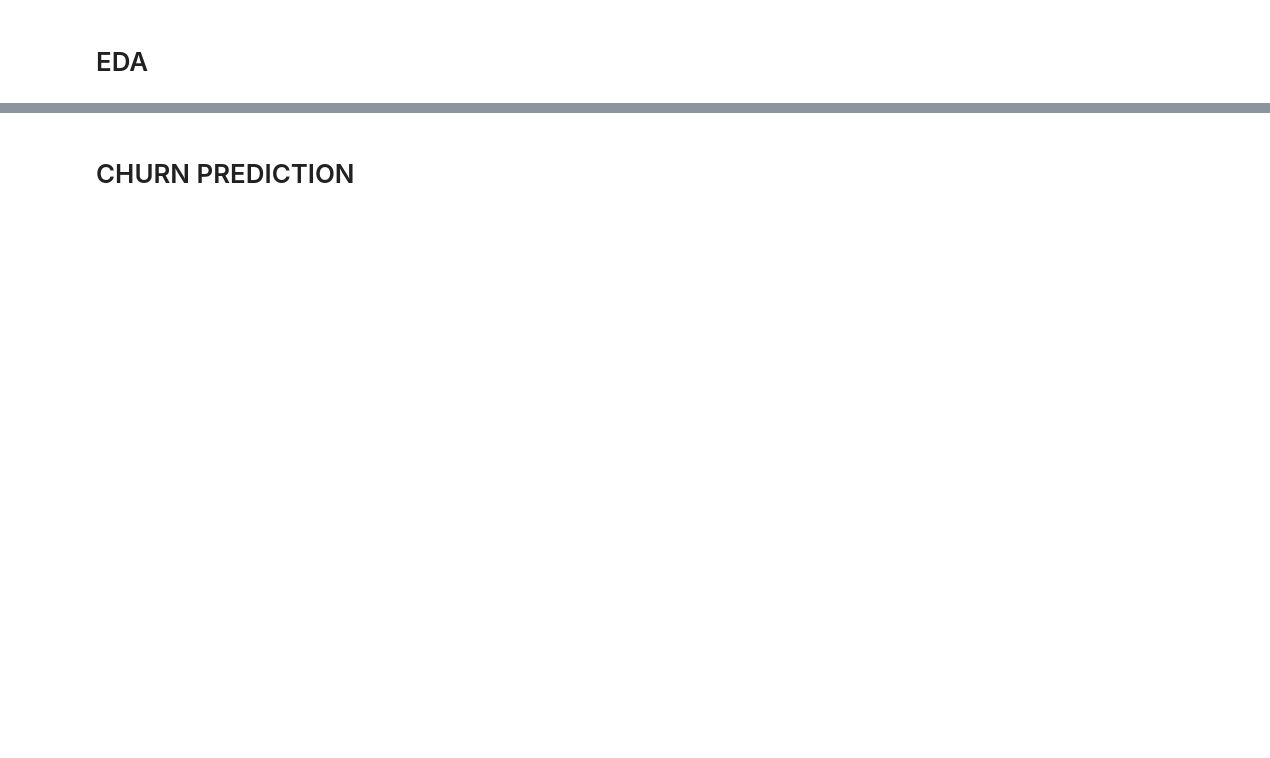
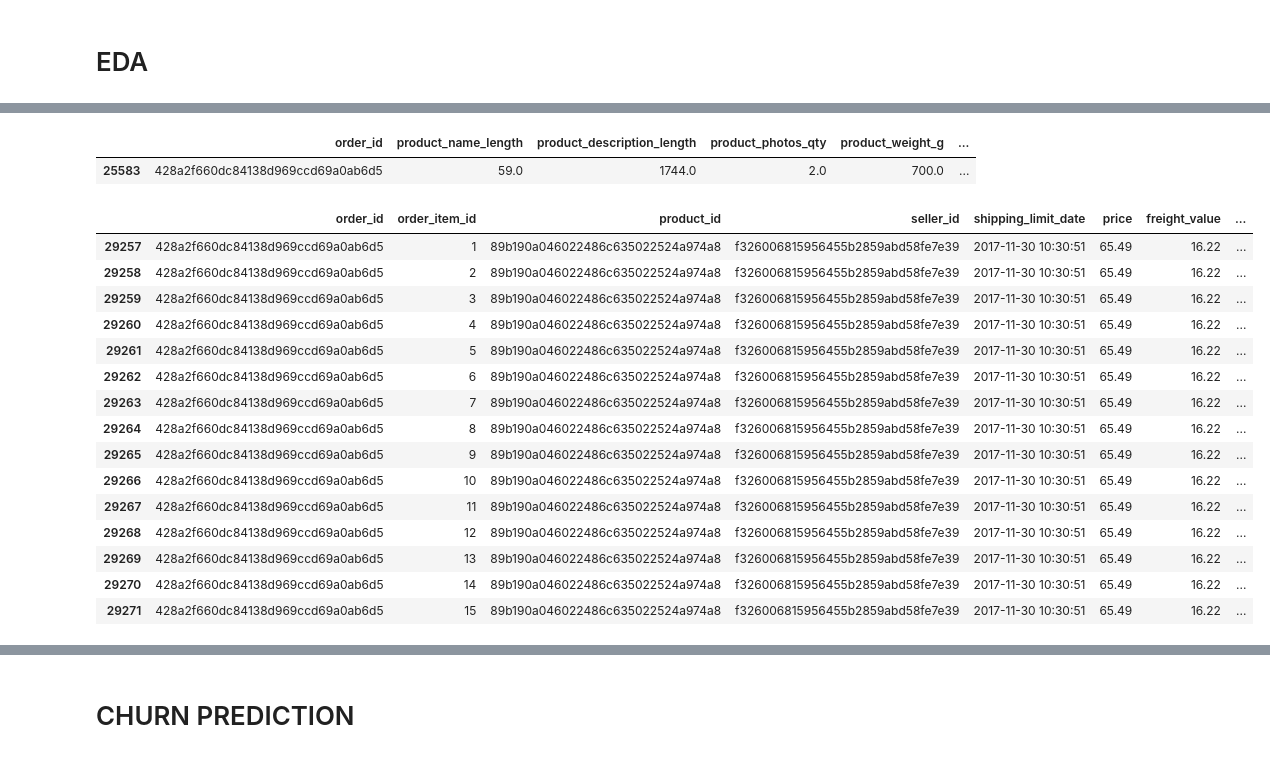
Before and after one commit to stevanus1997/final_project_alpha, a Jupyter notebook: brazillian_olist.ipynb, the cells around one changed output, grey strips where cells are left out. Drawn from its saved outputs; the diff is of its cells as text; code cells hidden in the pictures; blank space fills up the shorter version.

```diff
--- a/brazillian_olist.ipynb
+++ b/brazillian_olist.ipynb
@@ -94,0 +450,26 @@ Faktor yang akan diidentifikasi berdasarkan:
+# %%
+#compare payments new
+items_new[items_new['order_id'] == '428a2f660dc84138d969ccd69a0ab6d5']
+# %% [output]
+|  | order_id | product_name_length | product_description_length | product_photos_qty | product_weight_g | ... |
+| 25583 | 428a2f660dc84138d969ccd69a0ab6d5 | 59.0 | 1744.0 | 2.0 | 700.0 | ... |
+# %%
+#compare payments old
+items[items['order_id'] == '428a2f660dc84138d969ccd69a0ab6d5']
+# %% [output]
+|  | order_id | order_item_id | product_id | seller_id | shipping_limit_date | price | freight_value | ... |
+| 29257 | 428a2f660dc84138d969ccd69a0ab6d5 | 1 | 89b190a046022486c635022524a974a8 | f326006815956455b2859abd58fe7e39 | 2017-11-30 10:30:51 | 65.49 | 16.22 | ... |
+| 29258 | 428a2f660dc84138d969ccd69a0ab6d5 | 2 | 89b190a046022486c635022524a974a8 | f326006815956455b2859abd58fe7e39 | 2017-11-30 10:30:51 | 65.49 | 16.22 | ... |
+| 29259 | 428a2f660dc84138d969ccd69a0ab6d5 | 3 | 89b190a046022486c635022524a974a8 | f326006815956455b2859abd58fe7e39 | 2017-11-30 10:30:51 | 65.49 | 16.22 | ... |
+| 29260 | 428a2f660dc84138d969ccd69a0ab6d5 | 4 | 89b190a046022486c635022524a974a8 | f326006815956455b2859abd58fe7e39 | 2017-11-30 10:30:51 | 65.49 | 16.22 | ... |
+| 29261 | 428a2f660dc84138d969ccd69a0ab6d5 | 5 | 89b190a046022486c635022524a974a8 | f326006815956455b2859abd58fe7e39 | 2017-11-30 10:30:51 | 65.49 | 16.22 | ... |
+| 29262 | 428a2f660dc84138d969ccd69a0ab6d5 | 6 | 89b190a046022486c635022524a974a8 | f326006815956455b2859abd58fe7e39 | 2017-11-30 10:30:51 | 65.49 | 16.22 | ... |
+| 29263 | 428a2f660dc84138d969ccd69a0ab6d5 | 7 | 89b190a046022486c635022524a974a8 | f326006815956455b2859abd58fe7e39 | 2017-11-30 10:30:51 | 65.49 | 16.22 | ... |
+| 29264 | 428a2f660dc84138d969ccd69a0ab6d5 | 8 | 89b190a046022486c635022524a974a8 | f326006815956455b2859abd58fe7e39 | 2017-11-30 10:30:51 | 65.49 | 16.22 | ... |
+| 29265 | 428a2f660dc84138d969ccd69a0ab6d5 | 9 | 89b190a046022486c635022524a974a8 | f326006815956455b2859abd58fe7e39 | 2017-11-30 10:30:51 | 65.49 | 16.22 | ... |
+| 29266 | 428a2f660dc84138d969ccd69a0ab6d5 | 10 | 89b190a046022486c635022524a974a8 | f326006815956455b2859abd58fe7e39 | 2017-11-30 10:30:51 | 65.49 | 16.22 | ... |
+| 29267 | 428a2f660dc84138d969ccd69a0ab6d5 | 11 | 89b190a046022486c635022524a974a8 | f326006815956455b2859abd58fe7e39 | 2017-11-30 10:30:51 | 65.49 | 16.22 | ... |
+| 29268 | 428a2f660dc84138d969ccd69a0ab6d5 | 12 | 89b190a046022486c635022524a974a8 | f326006815956455b2859abd58fe7e39 | 2017-11-30 10:30:51 | 65.49 | 16.22 | ... |
+| 29269 | 428a2f660dc84138d969ccd69a0ab6d5 | 13 | 89b190a046022486c635022524a974a8 | f326006815956455b2859abd58fe7e39 | 2017-11-30 10:30:51 | 65.49 | 16.22 | ... |
+| 29270 | 428a2f660dc84138d969ccd69a0ab6d5 | 14 | 89b190a046022486c635022524a974a8 | f326006815956455b2859abd58fe7e39 | 2017-11-30 10:30:51 | 65.49 | 16.22 | ... |
+| 29271 | 428a2f660dc84138d969ccd69a0ab6d5 | 15 | 89b190a046022486c635022524a974a8 | f326006815956455b2859abd58fe7e39 | 2017-11-30 10:30:51 | 65.49 | 16.22 | ... |
```
Also changed, not shown: parts of 40 cells of this notebook.
